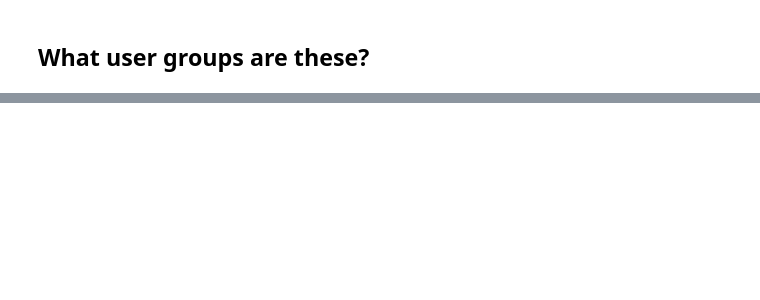
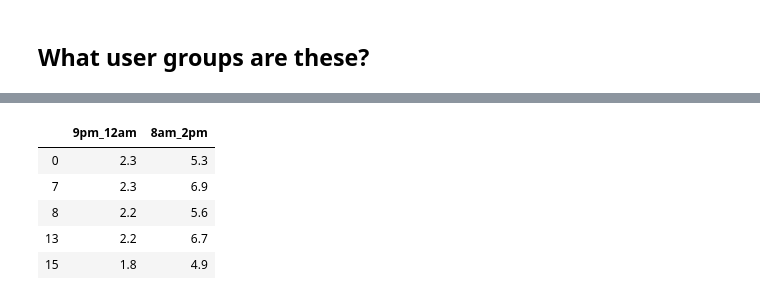
Before and after one commit to Toumetis/2019_09_11_WorkshopWednesdays, a Jupyter notebook: notebooks/workshop/Data_analysis_1.ipynb, the cells around one changed output, grey strips where cells are left out. Saved outputs shown, nothing was run; the diff lists cells and outputs as text; code cells hidden in the pictures; blank space fills up the shorter version.

```diff
--- a/notebooks/workshop/Data_analysis_1.ipynb
+++ b/notebooks/workshop/Data_analysis_1.ipynb
@@ -315,0 +361,9 @@ We can see three distinct groups of users.
+# %%
+usage_df.iloc[group_2][['9pm_12am','8am_2pm']].head()
+# %% [output]
+|  | 9pm_12am | 8am_2pm |
+| 0 | 2.3 | 5.3 |
+| 7 | 2.3 | 6.9 |
+| 8 | 2.2 | 5.6 |
+| 13 | 2.2 | 6.7 |
+| 15 | 1.8 | 4.9 |
```
Also changed, not shown: parts of 8 cells of this notebook.
